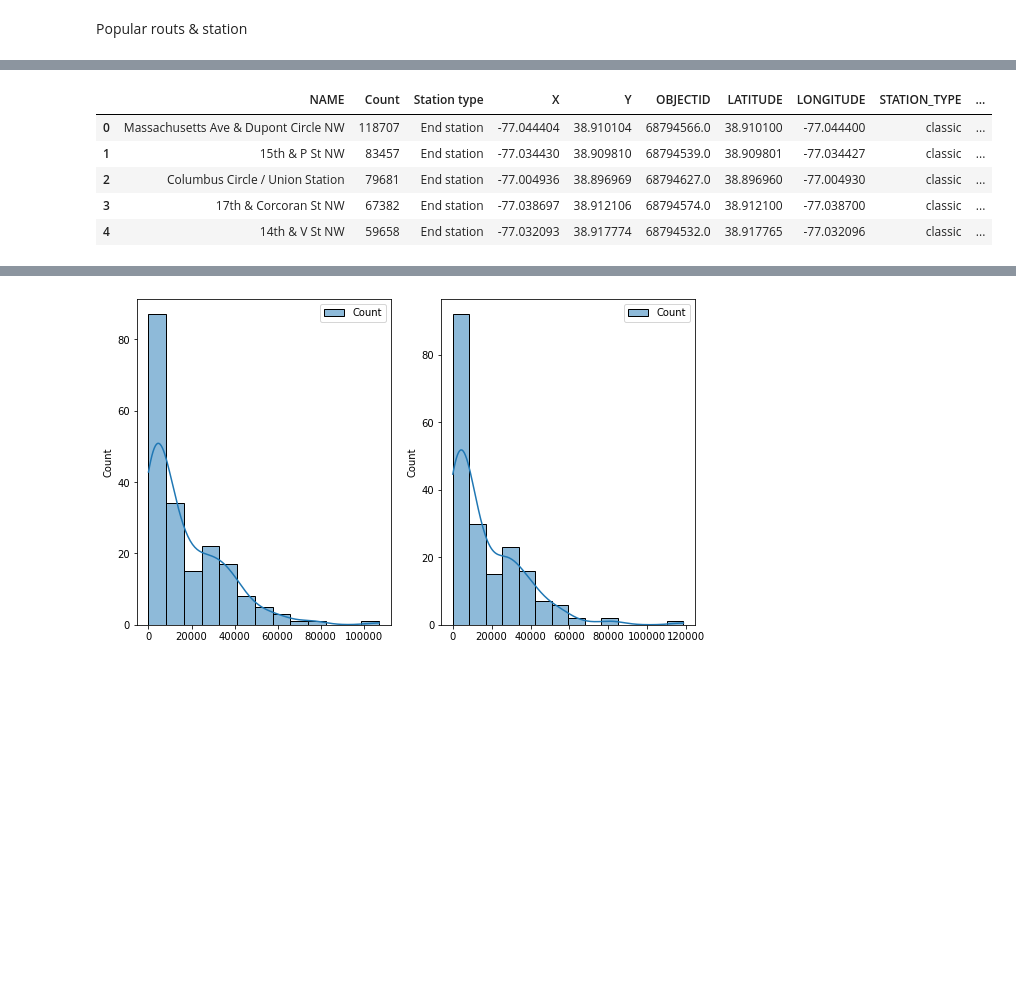
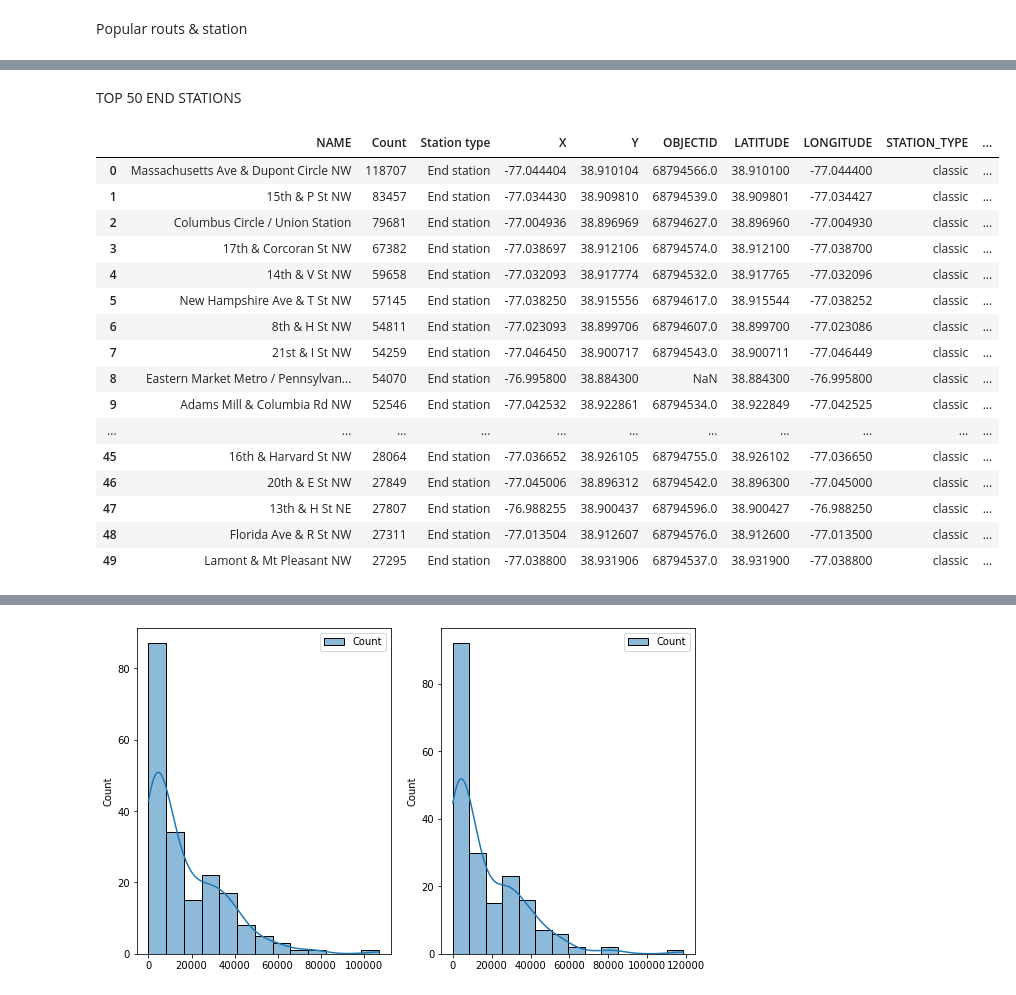
Before and after one commit to YanaOrf/CapitalBikeShare2, a Jupyter notebook: CapitalBike_EDA_2.ipynb, the cells around one changed output, grey strips where cells are left out. Saved outputs shown, nothing was run; the diff lists cells and outputs as text; code cells hidden in the pictures; blank space fills up the shorter version.

```diff
--- a/CapitalBike_EDA_2.ipynb
+++ b/CapitalBike_EDA_2.ipynb
@@ -248,3 +254,12 @@ trips["dteday"]=pd.DatetimeIndex(trips["Start date"]).date
+# %%
+# Day time
+
+trips["day_time"]=np.where((trips["hour"]>=0)&(trips["hour"]<5),"Night",trips["day_time"])
+trips["day_time"]=np.where((trips["hour"]>=5)&(trips["hour"]<8),"Early morning",trips["day_time"])
+trips["day_time"]=np.where((trips["hour"]>=8)&(trips["hour"]<12),"Morning",trips["day_time"])
+trips["day_time"]=np.where((trips["hour"]>=12)&(trips["hour"]<17),"Afternoon",trips["day_time"])
+trips["day_time"]=np.where((trips["hour"]>=17)&(trips["hour"]<21),"Evening",trips["day_time"])
+trips["day_time"]=np.where((trips["hour"]>=21)&(trips["hour"]<24),"Night",trips["day_time"])
 # %%
 trips["dteday"]=pd.to_datetime(trips["dteday"])
 # %%
@@ -569,0 +585,3 @@ Popular routs & station
+# %%
+#Fix misspel in Station name
+trips.loc[trips["Start station number"]==31619,"Start station"]="Lincoln Park / 13th & East Capitol St NE"
@@ -586,13 +629,6 @@ station_start_loc.head(5)
+# %% [markdown]
+TOP 50 END STATIONS
 # %%
 station_end_list=trips["End station"].value_counts(dropna=False).rename_axis("NAME").reset_index(name='Count')
 station_end_list["Station type"]="End station"
 station_end_loc=pd.merge(station_end_list,station_loc,on="NAME",how="left")
-# %%
-station_end_loc.head(5)
-# %% [output]
-|  | NAME | Count | Station type | X | Y | OBJECTID | LATITUDE | LONGITUDE | STATION_TYPE | ... |
-| 0 | Massachusetts Ave & Dupont Circle NW | 118707 | End station | -77.044404 | 38.910104 | 68794566.0 | 38.910100 | -77.044400 | classic | ... |
-| 1 | 15th & P St NW | 83457 | End station | -77.034430 | 38.909810 | 68794539.0 | 38.909801 | -77.034427 | classic | ... |
-| 2 | Columbus Circle / Union Station | 79681 | End station | -77.004936 | 38.896969 | 68794627.0 | 38.896960 | -77.004930 | classic | ... |
-| 3 | 17th & Corcoran St NW | 67382 | End station | -77.038697 | 38.912106 | 68794574.0 | 38.912100 | -77.038700 | classic | ... |
-| 4 | 14th & V St NW | 59658 | End station | -77.032093 | 38.917774 | 68794532.0 | 38.917765 | -77.032096 | classic | ... |
@@ -598,0 +637,20 @@ station_end_loc.head(5)
+# %%
+top50_end.head(50)
+# %% [output]
+|  | NAME | Count | Station type | X | Y | OBJECTID | LATITUDE | LONGITUDE | STATION_TYPE | ... |
+| 0 | Massachusetts Ave & Dupont Circle NW | 118707 | End station | -77.044404 | 38.910104 | 68794566.0 | 38.910100 | -77.044400 | classic | ... |
+| 1 | 15th & P St NW | 83457 | End station | -77.034430 | 38.909810 | 68794539.0 | 38.909801 | -77.034427 | classic | ... |
+| 2 | Columbus Circle / Union Station | 79681 | End station | -77.004936 | 38.896969 | 68794627.0 | 38.896960 | -77.004930 | classic | ... |
+| 3 | 17th & Corcoran St NW | 67382 | End station | -77.038697 | 38.912106 | 68794574.0 | 38.912100 | -77.038700 | classic | ... |
+| 4 | 14th & V St NW | 59658 | End station | -77.032093 | 38.917774 | 68794532.0 | 38.917765 | -77.032096 | classic | ... |
+| 5 | New Hampshire Ave & T St NW | 57145 | End station | -77.038250 | 38.915556 | 68794617.0 | 38.915544 | -77.038252 | classic | ... |
+| 6 | 8th & H St NW | 54811 | End station | -77.023093 | 38.899706 | 68794607.0 | 38.899700 | -77.023086 | classic | ... |
+| 7 | 21st & I St NW | 54259 | End station | -77.046450 | 38.900717 | 68794543.0 | 38.900711 | -77.046449 | classic | ... |
+| 8 | Eastern Market Metro / Pennsylvan... | 54070 | End station | -76.995800 | 38.884300 | NaN | 38.884300 | -76.995800 | classic | ... |
+| 9 | Adams Mill & Columbia Rd NW | 52546 | End station | -77.042532 | 38.922861 | 68794534.0 | 38.922849 | -77.042525 | classic | ... |
+| ... | ... | ... | ... | ... | ... | ... | ... | ... | ... | ... |
+| 45 | 16th & Harvard St NW | 28064 | End station | -77.036652 | 38.926105 | 68794755.0 | 38.926102 | -77.036650 | classic | ... |
+| 46 | 20th & E St NW | 27849 | End station | -77.045006 | 38.896312 | 68794542.0 | 38.896300 | -77.045000 | classic | ... |
+| 47 | 13th & H St NE | 27807 | End station | -76.988255 | 38.900437 | 68794596.0 | 38.900427 | -76.988250 | classic | ... |
+| 48 | Florida Ave & R St NW | 27311 | End station | -77.013504 | 38.912607 | 68794576.0 | 38.912600 | -77.013500 | classic | ... |
+| 49 | Lamont & Mt Pleasant NW | 27295 | End station | -77.038800 | 38.931906 | 68794537.0 | 38.931900 | -77.038800 | classic | ... |
```
Also changed, not shown: parts of 29 cells of this notebook.
